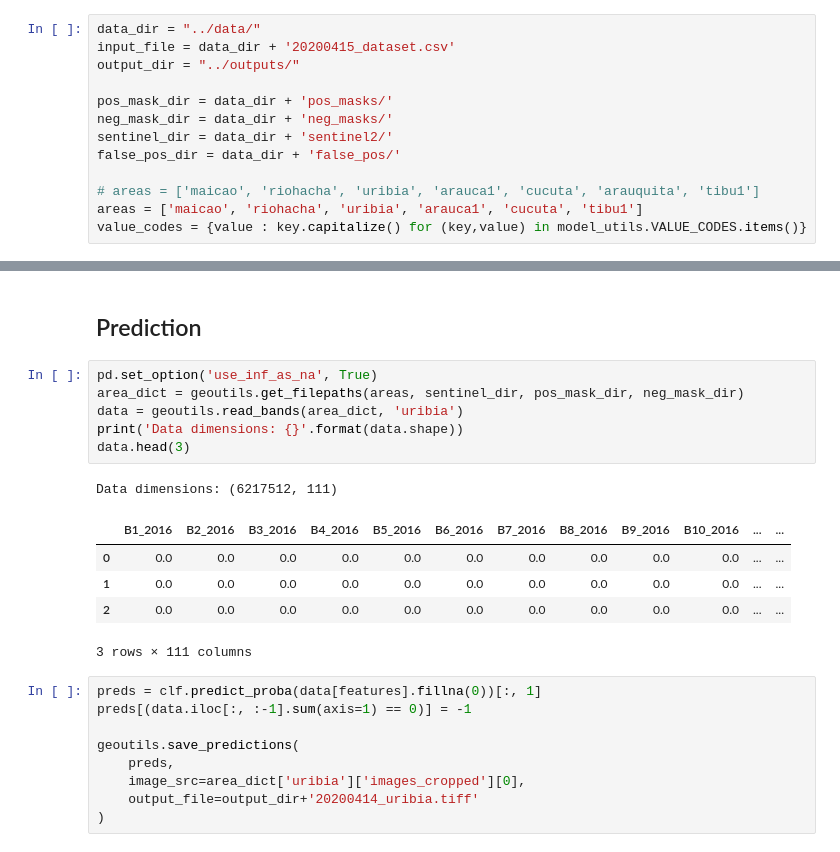
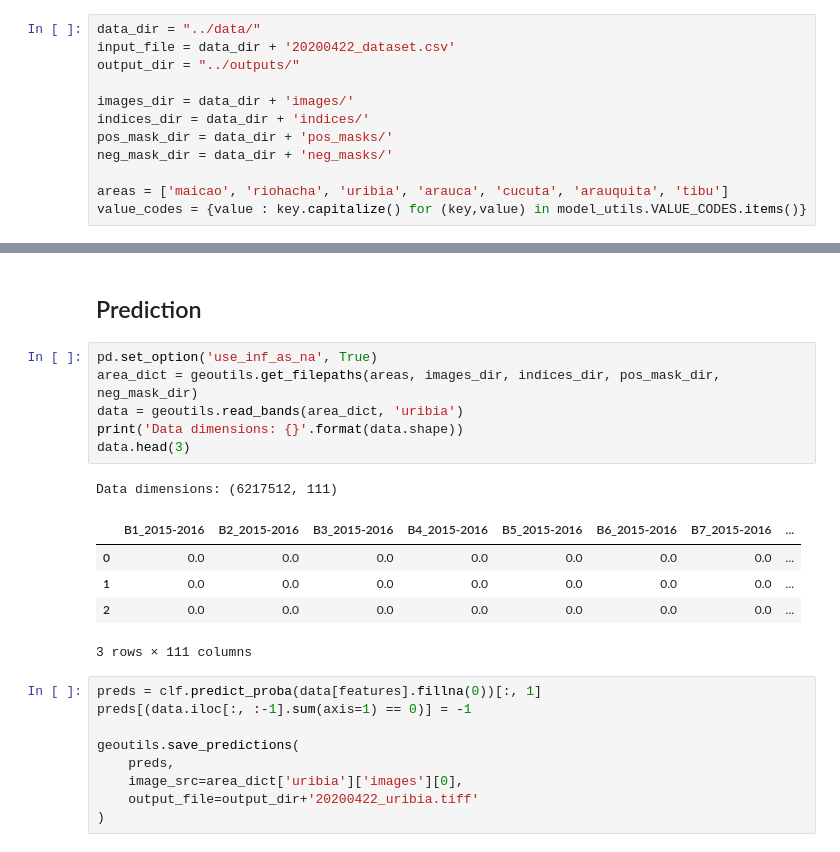
Before and after one commit to thinkingmachines/geoai-immap, a Jupyter notebook: notebooks/02_Model_Training.ipynb, the cells around one changed output, grey strips where cells are left out. Drawn from its saved outputs; the diff is of its cells as text.

```diff
--- a/notebooks/02_Model_Training.ipynb
+++ b/notebooks/02_Model_Training.ipynb
@@ -29,16 +29,15 @@ SEED = 42
 ## File Locations
 # %%
 data_dir = "../data/"
-input_file = data_dir + '20200415_dataset.csv'
+input_file = data_dir + '20200422_dataset.csv'
 output_dir = "../outputs/"
 
+images_dir = data_dir + 'images/'
+indices_dir = data_dir + 'indices/'
 pos_mask_dir = data_dir + 'pos_masks/'
 neg_mask_dir = data_dir + 'neg_masks/'
-sentinel_dir = data_dir + 'sentinel2/'
-false_pos_dir = data_dir + 'false_pos/'
 
-# areas = ['maicao', 'riohacha', 'uribia', 'arauca1', 'cucuta', 'arauquita', 'tibu1']
-areas = ['maicao', 'riohacha', 'uribia', 'arauca1', 'cucuta', 'tibu1']
+areas = ['maicao', 'riohacha', 'uribia', 'arauca', 'cucuta', 'arauquita', 'tibu']
 value_codes = {value : key.capitalize() for (key,value) in model_utils.VALUE_CODES.items()}
 # %% [markdown]
 ## Load Dataset
@@ -156,16 +154,16 @@ clf.fit(X, y);
 ## Prediction
 # %%
 pd.set_option('use_inf_as_na', True)
-area_dict = geoutils.get_filepaths(areas, sentinel_dir, pos_mask_dir, neg_mask_dir)
+area_dict = geoutils.get_filepaths(areas, images_dir, indices_dir, pos_mask_dir, neg_mask_dir)
 data = geoutils.read_bands(area_dict, 'uribia')
 print('Data dimensions: {}'.format(data.shape))
 data.head(3)
 # %% [output]
 Data dimensions: (6217512, 111)
-|  | B1_2016 | B2_2016 | B3_2016 | B4_2016 | B5_2016 | B6_2016 | B7_2016 | B8_2016 | B9_2016 | B10_2016 | ... | ... |
-| 0 | 0.0 | 0.0 | 0.0 | 0.0 | 0.0 | 0.0 | 0.0 | 0.0 | 0.0 | 0.0 | ... | ... |
-| 1 | 0.0 | 0.0 | 0.0 | 0.0 | 0.0 | 0.0 | 0.0 | 0.0 | 0.0 | 0.0 | ... | ... |
-| 2 | 0.0 | 0.0 | 0.0 | 0.0 | 0.0 | 0.0 | 0.0 | 0.0 | 0.0 | 0.0 | ... | ... |
+|  | B1_2015-2016 | B2_2015-2016 | B3_2015-2016 | B4_2015-2016 | B5_2015-2016 | B6_2015-2016 | B7_2015-2016 | ... |
+| 0 | 0.0 | 0.0 | 0.0 | 0.0 | 0.0 | 0.0 | 0.0 | ... |
+| 1 | 0.0 | 0.0 | 0.0 | 0.0 | 0.0 | 0.0 | 0.0 | ... |
+| 2 | 0.0 | 0.0 | 0.0 | 0.0 | 0.0 | 0.0 | 0.0 | ... |
 3 rows × 111 columns
 # %%
 preds = clf.predict_proba(data[features].fillna(0))[:, 1]
@@ -173,6 +171,6 @@ preds[(data.iloc[:, :-1].sum(axis=1) == 0)] = -1
 
 geoutils.save_predictions(
     preds,
-    image_src=area_dict['uribia']['images_cropped'][0],
-    output_file=output_dir+'20200414_uribia.tiff'
+    image_src=area_dict['uribia']['images'][0],
+    output_file=output_dir+'20200422_uribia.tiff'
 )
```
Also changed, not shown: parts of 4 cells of this notebook, 6 other files.
